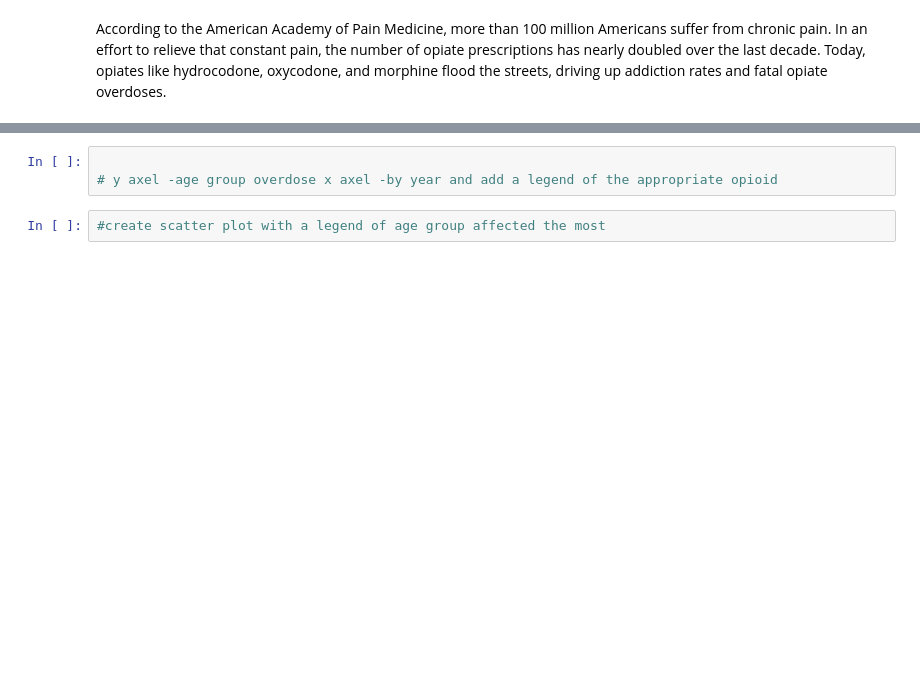
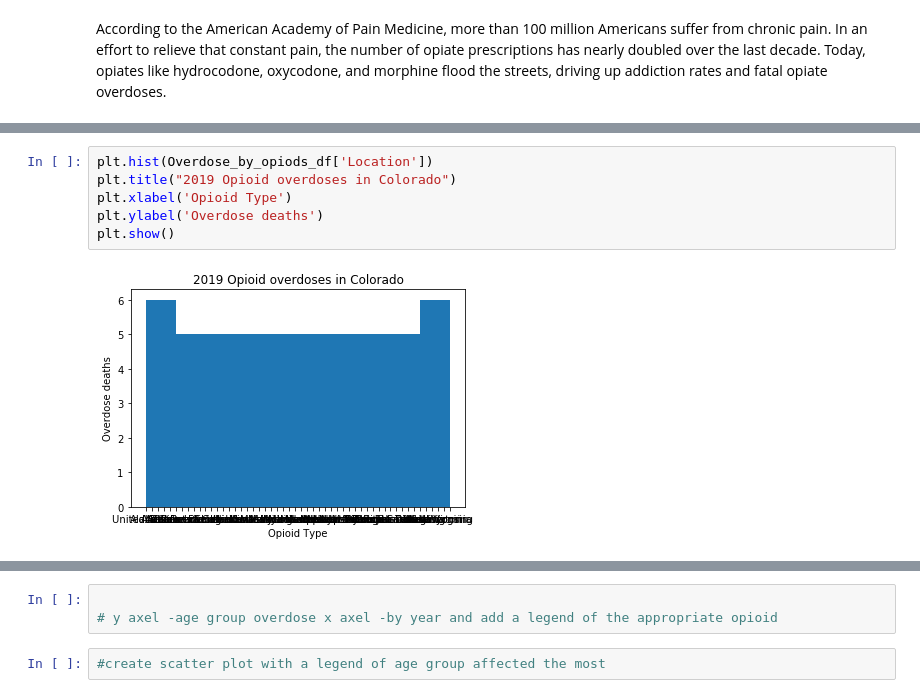
Before and after one commit to ywario9/Matlibplot_Project, a Jupyter notebook: Untitled.ipynb, the cells around one changed output, grey strips where cells are left out. Cells and saved outputs as stored; diff of their text form; blank space fills up the shorter version.

```diff
--- a/Untitled.ipynb
+++ b/Untitled.ipynb
@@ -33,0 +61,8 @@ plt.ylabel("")
+# %%
+plt.hist(Overdose_by_opiods_df['Location'])
+plt.title("2019 Opioid overdoses in Colorado")
+plt.xlabel('Opioid Type')
+plt.ylabel('Overdose deaths')
+plt.show()
+# %% [output]
+[figure, added]
```
Also changed, not shown: parts of 12 cells of this notebook, 4 other files.
